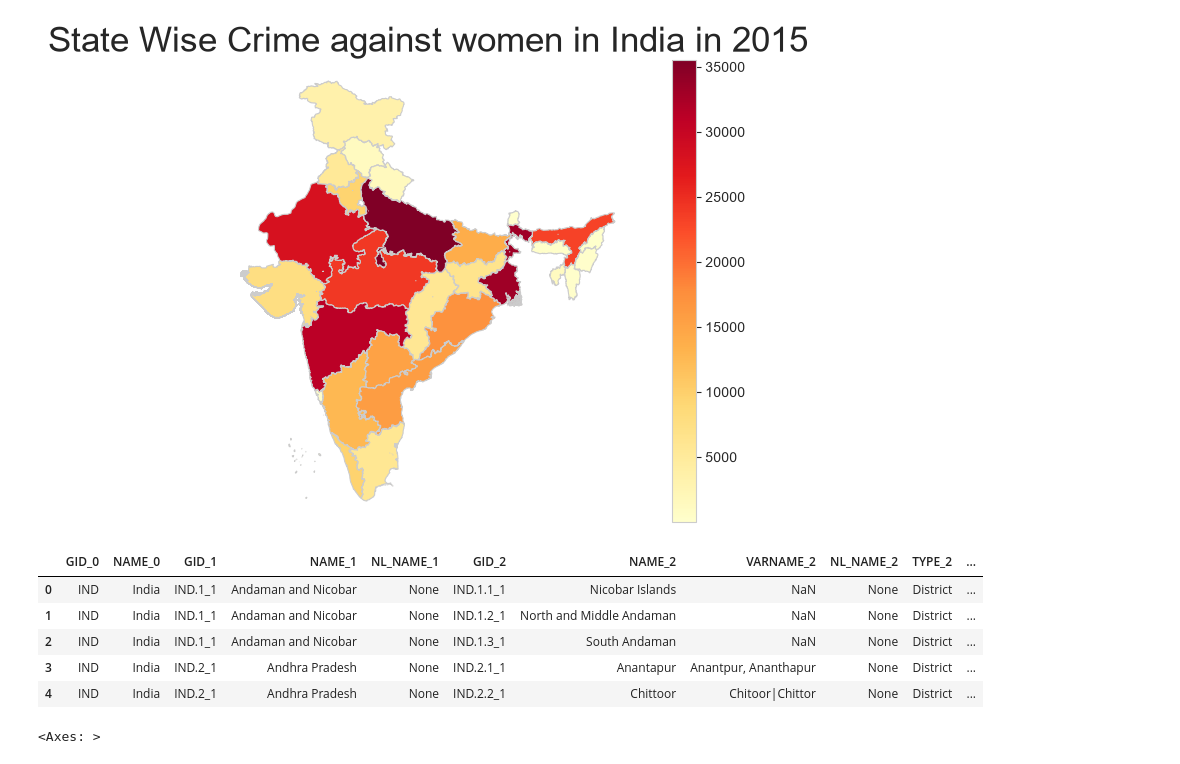
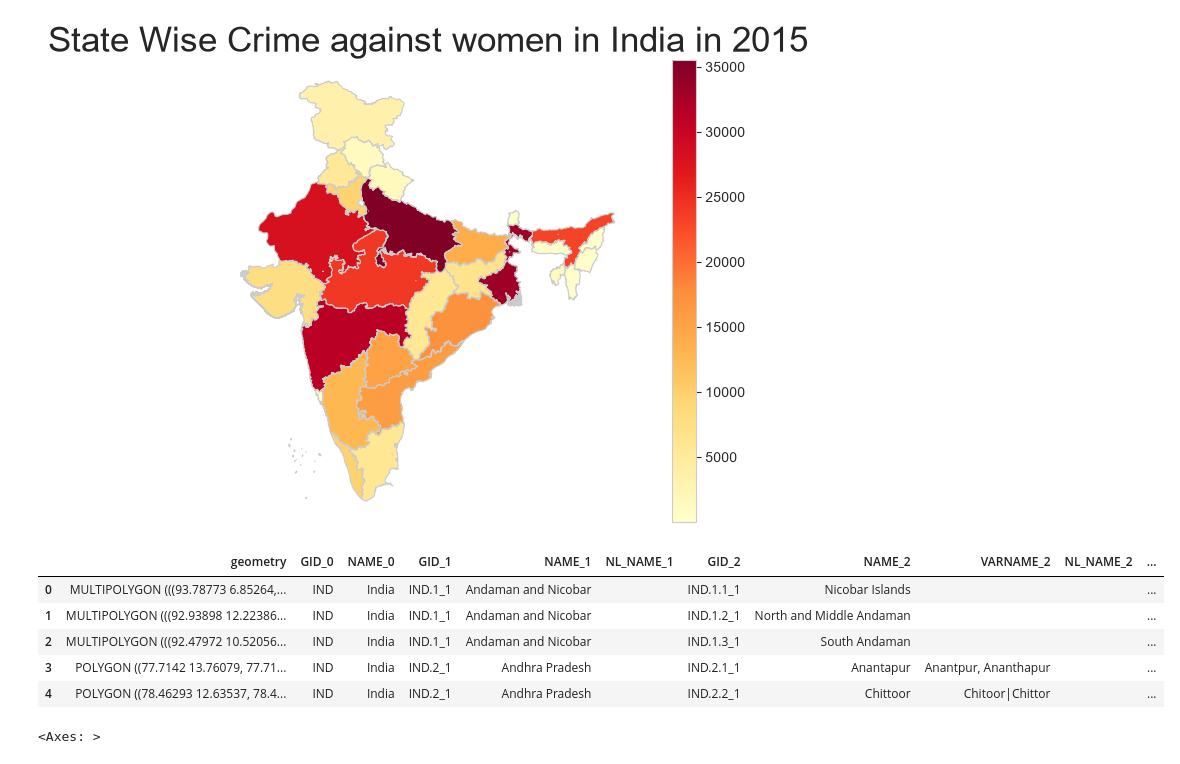
Before and after one commit to PARVDESAI1501/Crime_against_women_in_India, a Jupyter notebook: Data_Science_Project_2.ipynb, the cells around one changed output. Cells and saved outputs as stored; diff of their text form; code cells hidden in the pictures.

Commit message:
Fix: Replace broken pyogrio shapefile readers with pyshp fallback

```diff
--- a/Data_Science_Project_2.ipynb
+++ b/Data_Science_Project_2.ipynb
@@ -103,9 +105,3 @@ data_for_map.head()
 | 44 | Assam | 23258.0 | 2015 |
 | 59 | Bihar | 13891.0 | 2015 |
 | 74 | Chhattisgarh | 5720.0 | 2015 |
-# %%
-# reading the state wise shapefile of India in a GeoDataFrame and preview it
-
-fp = "Igismap/Indian_States.shp"
-map_df = gpd.read_file(fp)
-map_df.head()
@@ -118,0 +108,12 @@ map_df.head()
+# %%
+import shapefile
+import geopandas as gpd
+
+# Read the shapefile using pure-Python (bypasses pyogrio/fiona errors)
+with shapefile.Reader("Igismap/Indian_States.shp") as sf:
+    map_df = gpd.GeoDataFrame.from_features(sf.__geo_interface__, crs="EPSG:4326")
+
+# Rename the state column to match what the rest of the notebook expects
+map_df = map_df.rename(columns={'NAME_1': 'st_nm', 'State_Name': 'st_nm'})
+
+map_df.head()
@@ -201,19 +209,22 @@ findfont: Failed to find font weight 3, now using 400.
 # We save the output as a PNG image
 
 fig.savefig("State_wise.png", dpi=100)
-# %%
-# reading the district wise shapefile of India in a GeoDataFrame and preview it
-
-fp = "gadm36_IND_shp/gadm36_IND_2.shp"
-map_df = gpd.read_file(fp)
-map_df.head()
-# %% [output]
-|  | GID_0 | NAME_0 | GID_1 | NAME_1 | NL_NAME_1 | GID_2 | NAME_2 | VARNAME_2 | NL_NAME_2 | TYPE_2 | ... |
-| 0 | IND | India | IND.1_1 | Andaman and Nicobar | None | IND.1.1_1 | Nicobar Islands | NaN | None | District | ... |
-| 1 | IND | India | IND.1_1 | Andaman and Nicobar | None | IND.1.2_1 | North and Middle Andaman | NaN | None | District | ... |
-| 2 | IND | India | IND.1_1 | Andaman and Nicobar | None | IND.1.3_1 | South Andaman | NaN | None | District | ... |
-| 3 | IND | India | IND.2_1 | Andhra Pradesh | None | IND.2.1_1 | Anantapur | Anantpur, Ananthapur | None | District | ... |
-| 4 | IND | India | IND.2_1 | Andhra Pradesh | None | IND.2.2_1 | Chittoor | Chitoor|Chittor | None | District | ... |
+# %%
+import shapefile
+import geopandas as gpd
+
+# Read the district-wise shapefile using pure-Python (bypasses pyogrio/fiona errors)
+with shapefile.Reader("gadm36_IND_shp/gadm36_IND_2.shp") as sf:
+    map_df = gpd.GeoDataFrame.from_features(sf.__geo_interface__, crs="EPSG:4326")
+
+map_df.head()
+# %% [output]
+|  | geometry | GID_0 | NAME_0 | GID_1 | NAME_1 | NL_NAME_1 | GID_2 | NAME_2 | VARNAME_2 | NL_NAME_2 | ... |
+| 0 | MULTIPOLYGON (((93.78773 6.85264,... | IND | India | IND.1_1 | Andaman and Nicobar |  | IND.1.1_1 | Nicobar Islands |  |  | ... |
+| 1 | MULTIPOLYGON (((92.93898 12.22386... | IND | India | IND.1_1 | Andaman and Nicobar |  | IND.1.2_1 | North and Middle Andaman |  |  | ... |
+| 2 | MULTIPOLYGON (((92.47972 10.52056... | IND | India | IND.1_1 | Andaman and Nicobar |  | IND.1.3_1 | South Andaman |  |  | ... |
+| 3 | POLYGON ((77.7142 13.76079, 77.71... | IND | India | IND.2_1 | Andhra Pradesh |  | IND.2.1_1 | Anantapur | Anantpur, Ananthapur |  | ... |
+| 4 | POLYGON ((78.46293 12.63537, 78.4... | IND | India | IND.2_1 | Andhra Pradesh |  | IND.2.2_1 | Chittoor | Chitoor|Chittor |  | ... |
 # %%
 # keep required columns and plot default map
 
```
Also changed, not shown: parts of 8 cells of this notebook.
